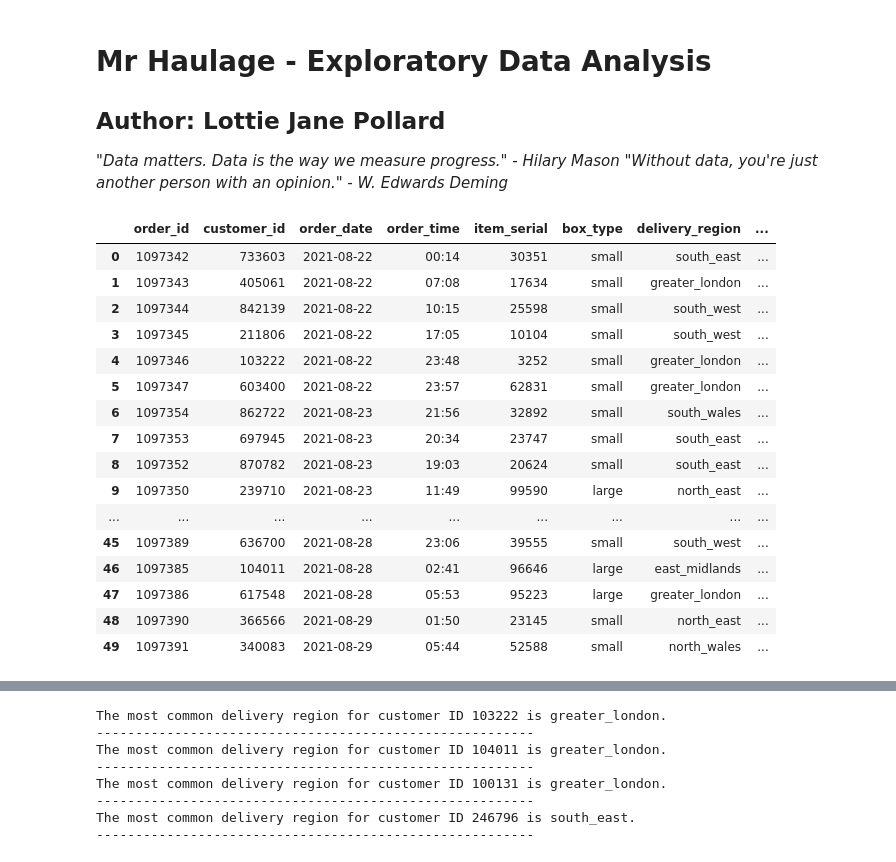
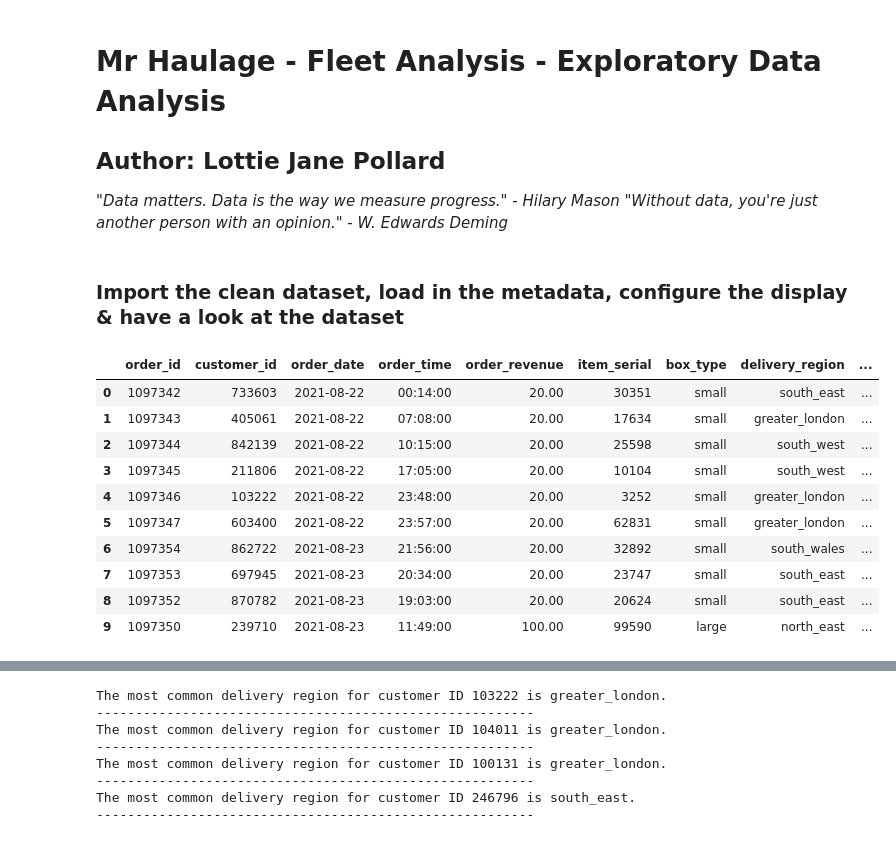
Before and after one commit to LottieJaneDev/20230825_Analyst_case_study_submission_Lottie_Jane_Pollard, a Jupyter notebook: notebooks/exploratory_data_analysis_mr_haulage.ipynb, the cells around one changed output, grey strips where cells are left out. Cells and saved outputs as stored; diff of their text form; code cells hidden in the pictures.

```diff
--- a/notebooks/exploratory_data_analysis_mr_haulage.ipynb
+++ b/notebooks/exploratory_data_analysis_mr_haulage.ipynb
@@ -1,5 +1,5 @@
 # %% [markdown]
-# Mr Haulage - Exploratory Data Analysis
+# Mr Haulage - Fleet Analysis - Exploratory Data Analysis
 ## Author: Lottie Jane Pollard
 
 *"Data matters. Data is the way we measure progress." - Hilary Mason*
@@ -14,39 +15,34 @@ import matplotlib.pyplot as plt
 import seaborn as sns
+# %% [markdown]
+### Import the clean dataset, load in the metadata, configure the display & have a look at the dataset
 # %%
-# import CLEAN dataset
-
+# import the clean dataset
 mr_haulage_df = pd.read_csv(
     '/Users/lottiejanepollare/Library/Mobile Documents/com~apple~CloudDocs/CV, Profiles, Interviews & Job Applications/applications/techmodal_analyst_data_engineer/20230825_Analyst_case_study_submission_Lottie_Jane_Pollard/datasets/cleansed_mr_haulage_order_details.csv')
 
 # add data types in from previous metadata
-
 metadata_df = pd.read_excel('/Users/lottiejanepollare/Library/Mobile Documents/com~apple~CloudDocs/CV, Profiles, Interviews & Job Applications/applications/techmodal_analyst_data_engineer/20230825_Analyst_case_study_submission_Lottie_Jane_Pollard/datasets/metadata.xlsx')
 metadata_dict = metadata_df.set_index('column_name')['datatype'].to_dict()
 mr_haulage_df = mr_haulage_df.astype(metadata_dict)
 
 # configure display settings: display all columns regardless of df width, disable wrapping columns to display entire field, no truncating columns, display an English date format
-pd.set_option('display.max.columns', None, 'display.width', None, 'display.max.colwidth', None, 'display.date_dayfirst', True)
+pd.set_option('display.max.columns', None, 'display.width', None, 'display.max.colwidth', None, 'display.date_dayfirst', True, 'display.float_format', '{:.2f}'.format)
+# this should update the date format displayed for the whole notebook, but it isn't & I'm not sure why - maybe as I'm in Pycharm IDE note JupyterNotebooks itself
 
-# show the head of df to see what I'm working with
-mr_haulage_df.head(50)
+# let's see what we're working with
+mr_haulage_df.head(10)
 # %% [output]
-|  | order_id | customer_id | order_date | order_time | item_serial | box_type | delivery_region | ... |
-| 0 | 1097342 | 733603 | 2021-08-22 | 00:14 | 30351 | small | south_east | ... |
-| 1 | 1097343 | 405061 | 2021-08-22 | 07:08 | 17634 | small | greater_london | ... |
-| 2 | 1097344 | 842139 | 2021-08-22 | 10:15 | 25598 | small | south_west | ... |
-| 3 | 1097345 | 211806 | 2021-08-22 | 17:05 | 10104 | small | south_west | ... |
-| 4 | 1097346 | 103222 | 2021-08-22 | 23:48 | 3252 | small | greater_london | ... |
-| 5 | 1097347 | 603400 | 2021-08-22 | 23:57 | 62831 | small | greater_london | ... |
-| 6 | 1097354 | 862722 | 2021-08-23 | 21:56 | 32892 | small | south_wales | ... |
-| 7 | 1097353 | 697945 | 2021-08-23 | 20:34 | 23747 | small | south_east | ... |
-| 8 | 1097352 | 870782 | 2021-08-23 | 19:03 | 20624 | small | south_east | ... |
-| 9 | 1097350 | 239710 | 2021-08-23 | 11:49 | 99590 | large | north_east | ... |
-| ... | ... | ... | ... | ... | ... | ... | ... | ... |
-| 45 | 1097389 | 636700 | 2021-08-28 | 23:06 | 39555 | small | south_west | ... |
-| 46 | 1097385 | 104011 | 2021-08-28 | 02:41 | 96646 | large | east_midlands | ... |
-| 47 | 1097386 | 617548 | 2021-08-28 | 05:53 | 95223 | large | greater_london | ... |
-| 48 | 1097390 | 366566 | 2021-08-29 | 01:50 | 23145 | small | north_east | ... |
-| 49 | 1097391 | 340083 | 2021-08-29 | 05:44 | 52588 | small | north_wales | ... |
+|  | order_id | customer_id | order_date | order_time | order_revenue | item_serial | box_type | delivery_region | ... |
+| 0 | 1097342 | 733603 | 2021-08-22 | 00:14:00 | 20.00 | 30351 | small | south_east | ... |
+| 1 | 1097343 | 405061 | 2021-08-22 | 07:08:00 | 20.00 | 17634 | small | greater_london | ... |
+| 2 | 1097344 | 842139 | 2021-08-22 | 10:15:00 | 20.00 | 25598 | small | south_west | ... |
+| 3 | 1097345 | 211806 | 2021-08-22 | 17:05:00 | 20.00 | 10104 | small | south_west | ... |
+| 4 | 1097346 | 103222 | 2021-08-22 | 23:48:00 | 20.00 | 3252 | small | greater_london | ... |
+| 5 | 1097347 | 603400 | 2021-08-22 | 23:57:00 | 20.00 | 62831 | small | greater_london | ... |
+| 6 | 1097354 | 862722 | 2021-08-23 | 21:56:00 | 20.00 | 32892 | small | south_wales | ... |
+| 7 | 1097353 | 697945 | 2021-08-23 | 20:34:00 | 20.00 | 23747 | small | south_east | ... |
+| 8 | 1097352 | 870782 | 2021-08-23 | 19:03:00 | 20.00 | 20624 | small | south_east | ... |
+| 9 | 1097350 | 239710 | 2021-08-23 | 11:49:00 | 100.00 | 99590 | large | north_east | ... |
 # %%
 # check metadata & datatypes have loaded correctly
 mr_haulage_df.dtypes
```
Also changed, not shown: parts of 53 cells of this notebook, 3 other files.
